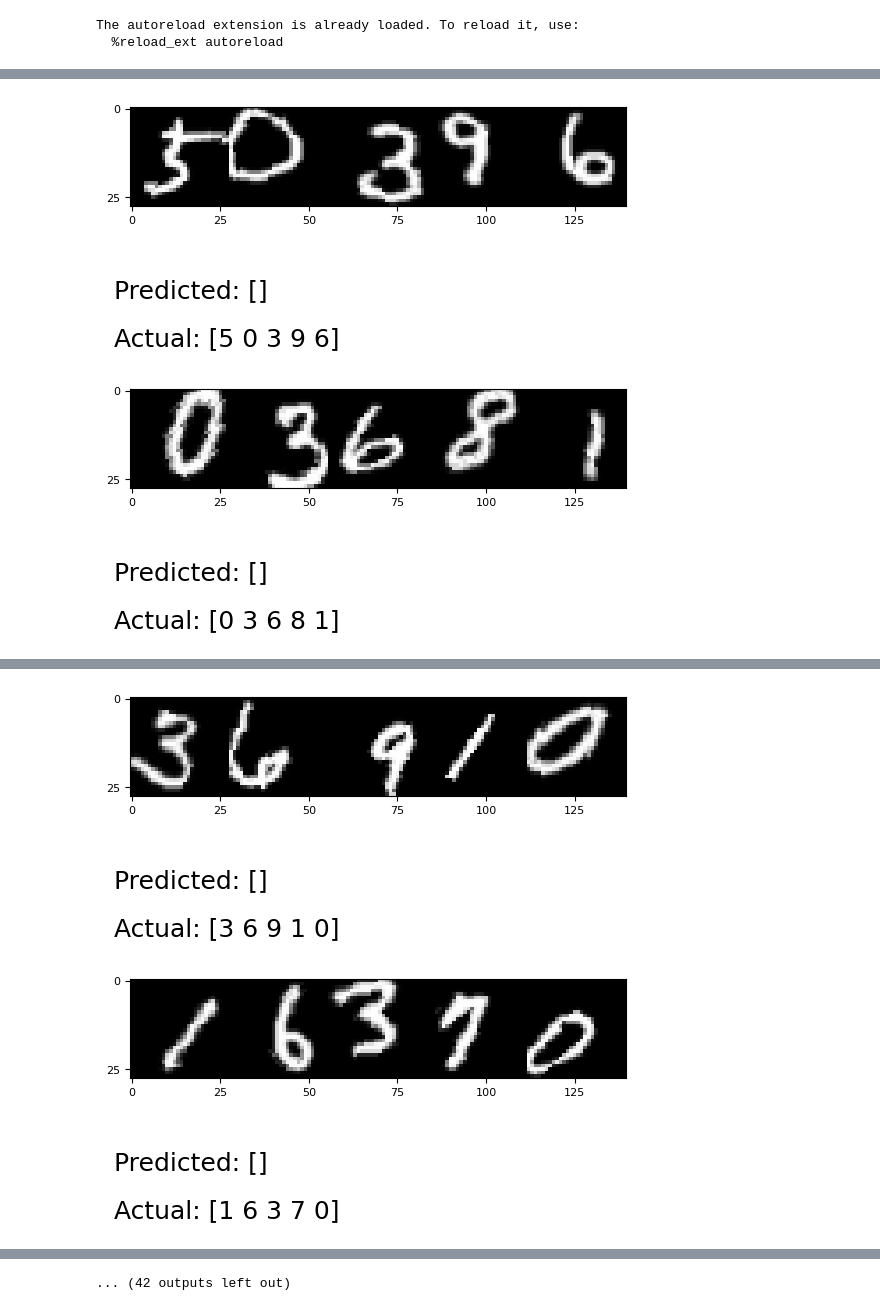
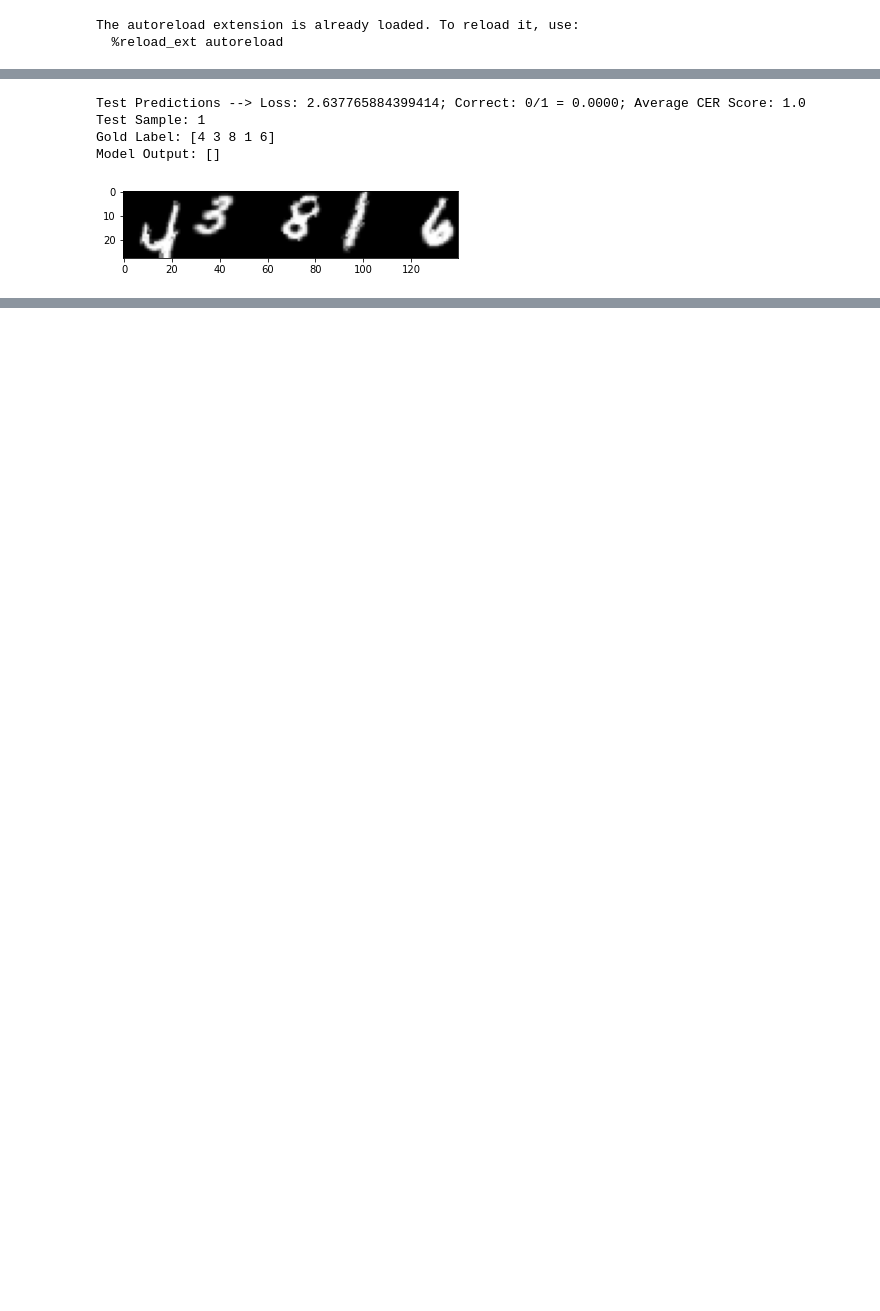
Before and after one commit to Simon-0711/neural_networks_seminar, a Jupyter notebook: benchmarking_emnist/lstm_training.ipynb, the cells around one changed output, grey strips where cells are left out. Cells and saved outputs as stored; diff of their text form; code cells hidden in the pictures; blank space fills up the shorter version.

```diff
--- a/benchmarking_emnist/lstm_training.ipynb
+++ b/benchmarking_emnist/lstm_training.ipynb
@@ -344,28 +237,41 @@ Saving Loss Plot for model: crnn-adam_no_scheduler_G128__L2__H4__W32__LR0_001__B
 # %%
-#TODO Plot training and val for each model
-
 model_ids = []
 model_training_losses = []
 model_val_losses = []
+model_training_cers = []
+model_val_cers = []
 
 for model_name, trainer in trainers.items():
     if model_name in model_names_top_5:
         model_id = numerical_top_models[model_name]["id"]
         model_ids.append(model_id)
+        # Add best losses to list
         model_training_losses.append(trainer.metrics["train_loss"])
         model_val_losses.append(trainer.metrics["val_loss"])
+        # Add cers for best losses to list
+        model_training_cers.append(trainer.metrics["train_cer"])
+        model_val_cers.append(trainer.metrics["val_cer"])
 
 # Get model paths
 main_model_name = model_name.split('-', 1)[0]
 base_path = f'models/{main_model_name}/'
 
 # Plot the trained model
-plot_multiple_losses(
+plot_multiple_metrics(
     model_names=model_ids,
-    train_losses_list=model_training_losses,
-    val_losses_list=model_val_losses,
-    figure_evaluation_dir=base_path
+    train_metrics_list=model_training_losses,
+    val_metrics_list=model_val_losses,
+    figure_evaluation_dir=base_path,
+    metric_name="CTC Loss"
 )
+
+plot_multiple_metrics(
+    model_names=model_ids,
+    train_metrics_list=model_training_cers,
+    val_metrics_list=model_val_cers,
+    figure_evaluation_dir=base_path,
+    metric_name="CER"
+)
 # %% [output]
 <Figure size 1200x600 with 0 Axes>
 <Figure size 1200x600 with 0 Axes>
@@ -372,18 +280,9 @@ plot_multiple_losses(
 # %%
-for param_combination in param_combinations:
+for model_name, trainer in trainers.items():
+    print(f"Testing model {model_name}")
 
-    gru_hidden_size = param_combination[0]
-    gru_num_layers = param_combination[1]
-    cnn_output_height = param_combination[2]
-    cnn_output_width = param_combination[3]
-    learning_rate = param_combination[4]
-    batch_size = param_combination[5]
-    batch_size_val = param_combination[6]
-
-    for model_name, trainer in trainers.items():
-        print(f"Testing model {model_name}")
-
-        # Plot the trained model
-        trainer.test(plot_n=2)
+    # Plot the trained model
+    trainer.test(plot_n=1, plot=True)
+    print("\n" + 100*"#" + "\n")
 # %% [output]
 Testing model crnn-adam_step_lr_G128__L2__H4__W32__LR0_01__BS64__BSV64
@@ -391,2 +289,5 @@ TESTING. Loss: 2.5588488578796387 -  Correct: 0/1 = 0.0000 - Average CER Score:
+Test Predictions --> Loss: 2.637765884399414; Correct: 0/1 = 0.0000; Average CER Score: 1.0
+Test Sample: 1
+Gold Label: [4 3 8 1 6]
+Model Output: []
-[figure, old version]
+[figure, new version]
-[figure, removed]
@@ -395,2 +293,0 @@ TESTING. Loss: 2.5588488578796387 -  Correct: 0/1 = 0.0000 - Average CER Score:
-[figure, removed]
-[figure, removed]
@@ -405 +294,0 @@ TESTING. Loss: 2.659001350402832 -  Correct: 0/1 = 0.0000 - Average CER Score: 1
-... (42 outputs left out)
```
Also changed, not shown: parts of 12 cells of this notebook, 34 other files.
